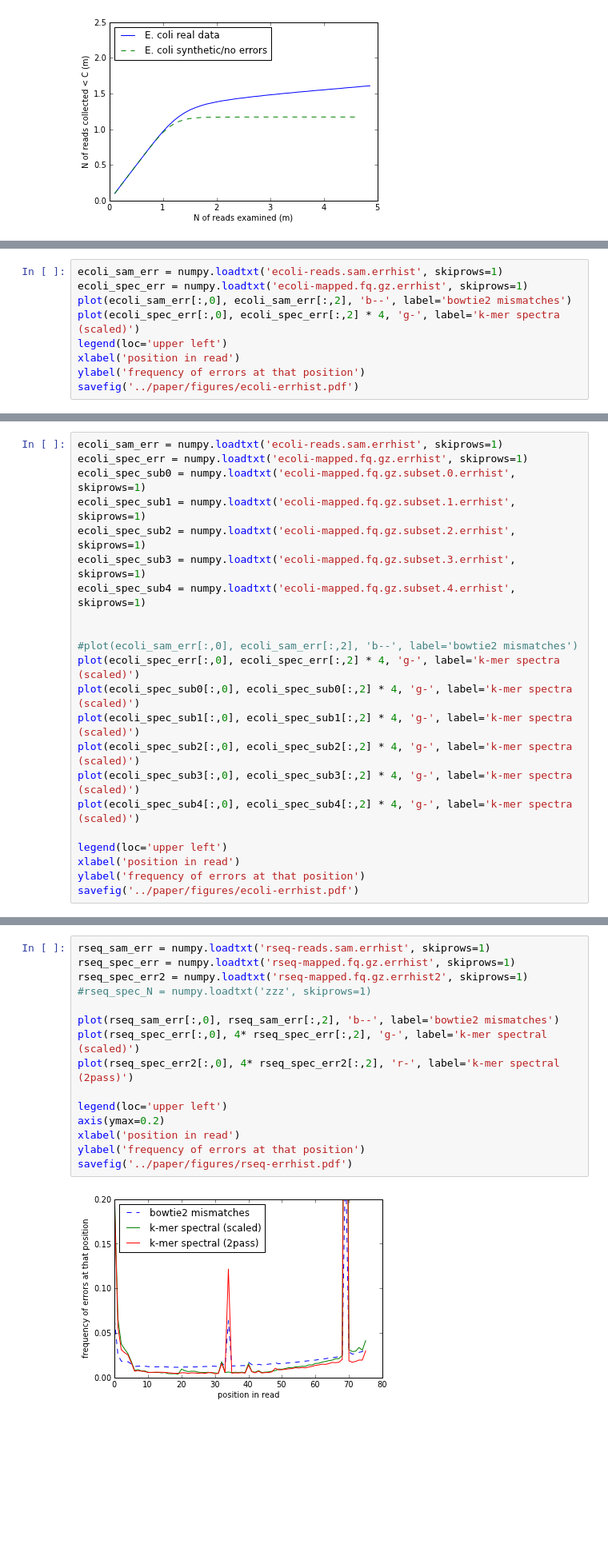
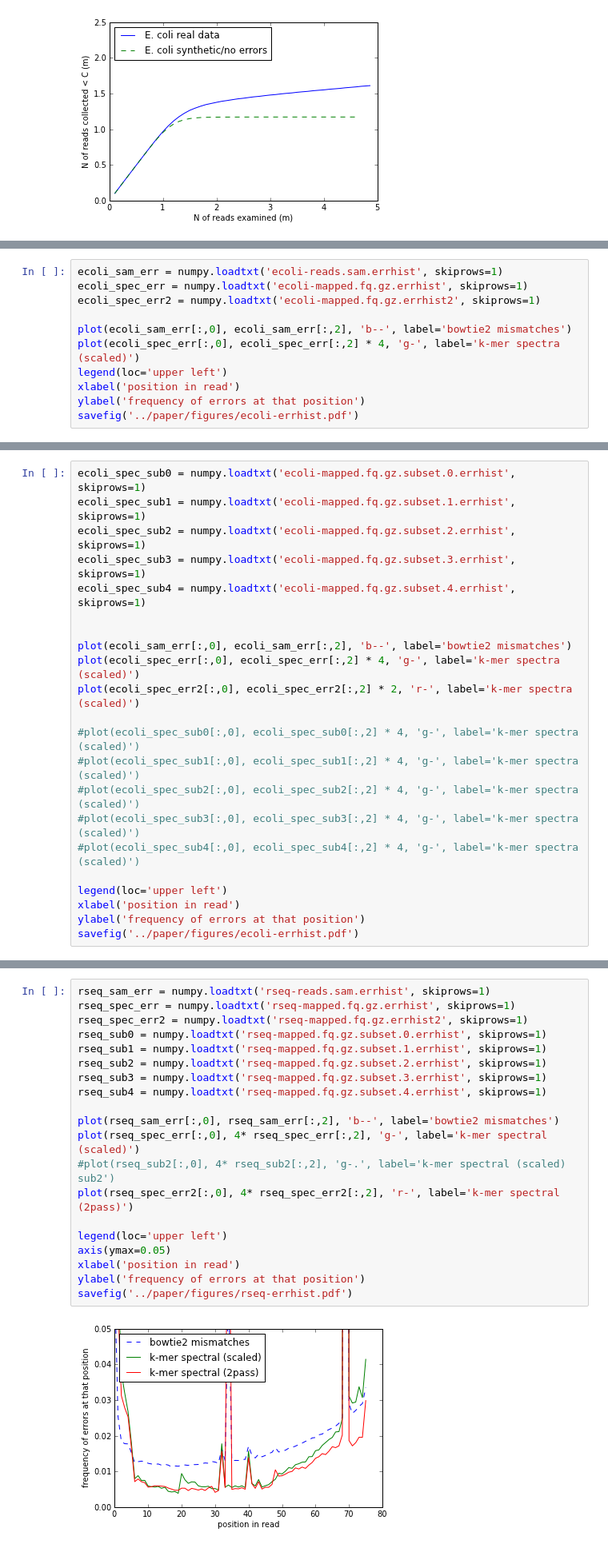
Before and after one commit to ctb/2014-streaming, a Jupyter notebook: pipeline/figures.ipynb, the cells around one changed output, grey strips where cells are left out. Shown at 80% size. Cells and saved outputs as stored; diff of their text form; blank space fills up the shorter version.

```diff
--- a/pipeline/figures.ipynb
+++ b/pipeline/figures.ipynb
@@ -46,6 +51,8 @@ rseq-mapped.fq.gz.errhist             simple-genome-reads-even.sam.errhist
 # %%
 ecoli_sam_err = numpy.loadtxt('ecoli-reads.sam.errhist', skiprows=1)
 ecoli_spec_err = numpy.loadtxt('ecoli-mapped.fq.gz.errhist', skiprows=1)
+ecoli_spec_err2 = numpy.loadtxt('ecoli-mapped.fq.gz.errhist2', skiprows=1)
+
 plot(ecoli_sam_err[:,0], ecoli_sam_err[:,2], 'b--', label='bowtie2 mismatches')
 plot(ecoli_spec_err[:,0], ecoli_spec_err[:,2] * 4, 'g-', label='k-mer spectra (scaled)')
 legend(loc='upper left')
@@ -57,6 +64,4 @@ savefig('../paper/figures/ecoli-errhist.pdf')
 # %%
-ecoli_sam_err = numpy.loadtxt('ecoli-reads.sam.errhist', skiprows=1)
-ecoli_spec_err = numpy.loadtxt('ecoli-mapped.fq.gz.errhist', skiprows=1)
 ecoli_spec_sub0 = numpy.loadtxt('ecoli-mapped.fq.gz.subset.0.errhist', skiprows=1)
 ecoli_spec_sub1 = numpy.loadtxt('ecoli-mapped.fq.gz.subset.1.errhist', skiprows=1)
 ecoli_spec_sub2 = numpy.loadtxt('ecoli-mapped.fq.gz.subset.2.errhist', skiprows=1)
@@ -64,13 +69,15 @@ ecoli_spec_sub3 = numpy.loadtxt('ecoli-mapped.fq.gz.subset.3.errhist', skiprows=
 ecoli_spec_sub4 = numpy.loadtxt('ecoli-mapped.fq.gz.subset.4.errhist', skiprows=1)
 
 
-#plot(ecoli_sam_err[:,0], ecoli_sam_err[:,2], 'b--', label='bowtie2 mismatches')
+plot(ecoli_sam_err[:,0], ecoli_sam_err[:,2], 'b--', label='bowtie2 mismatches')
 plot(ecoli_spec_err[:,0], ecoli_spec_err[:,2] * 4, 'g-', label='k-mer spectra (scaled)')
-plot(ecoli_spec_sub0[:,0], ecoli_spec_sub0[:,2] * 4, 'g-', label='k-mer spectra (scaled)')
-plot(ecoli_spec_sub1[:,0], ecoli_spec_sub1[:,2] * 4, 'g-', label='k-mer spectra (scaled)')
-plot(ecoli_spec_sub2[:,0], ecoli_spec_sub2[:,2] * 4, 'g-', label='k-mer spectra (scaled)')
-plot(ecoli_spec_sub3[:,0], ecoli_spec_sub3[:,2] * 4, 'g-', label='k-mer spectra (scaled)')
-plot(ecoli_spec_sub4[:,0], ecoli_spec_sub4[:,2] * 4, 'g-', label='k-mer spectra (scaled)')
+plot(ecoli_spec_err2[:,0], ecoli_spec_err2[:,2] * 2, 'r-', label='k-mer spectra (scaled)')
+
+#plot(ecoli_spec_sub0[:,0], ecoli_spec_sub0[:,2] * 4, 'g-', label='k-mer spectra (scaled)')
+#plot(ecoli_spec_sub1[:,0], ecoli_spec_sub1[:,2] * 4, 'g-', label='k-mer spectra (scaled)')
+#plot(ecoli_spec_sub2[:,0], ecoli_spec_sub2[:,2] * 4, 'g-', label='k-mer spectra (scaled)')
+#plot(ecoli_spec_sub3[:,0], ecoli_spec_sub3[:,2] * 4, 'g-', label='k-mer spectra (scaled)')
+#plot(ecoli_spec_sub4[:,0], ecoli_spec_sub4[:,2] * 4, 'g-', label='k-mer spectra (scaled)')
 
 legend(loc='upper left')
 xlabel('position in read')
@@ -106,17 +127,22 @@ print calc_pearson(ecoli_spec_err, ecoli_spec_sub4)
 # %%
 rseq_sam_err = numpy.loadtxt('rseq-reads.sam.errhist', skiprows=1)
 rseq_spec_err = numpy.loadtxt('rseq-mapped.fq.gz.errhist', skiprows=1)
 rseq_spec_err2 = numpy.loadtxt('rseq-mapped.fq.gz.errhist2', skiprows=1)
-#rseq_spec_N = numpy.loadtxt('zzz', skiprows=1)
+rseq_sub0 = numpy.loadtxt('rseq-mapped.fq.gz.subset.0.errhist', skiprows=1)
+rseq_sub1 = numpy.loadtxt('rseq-mapped.fq.gz.subset.1.errhist', skiprows=1)
+rseq_sub2 = numpy.loadtxt('rseq-mapped.fq.gz.subset.2.errhist', skiprows=1)
+rseq_sub3 = numpy.loadtxt('rseq-mapped.fq.gz.subset.3.errhist', skiprows=1)
+rseq_sub4 = numpy.loadtxt('rseq-mapped.fq.gz.subset.4.errhist', skiprows=1)
 
 plot(rseq_sam_err[:,0], rseq_sam_err[:,2], 'b--', label='bowtie2 mismatches')
 plot(rseq_spec_err[:,0], 4* rseq_spec_err[:,2], 'g-', label='k-mer spectral (scaled)')
+#plot(rseq_sub2[:,0], 4* rseq_sub2[:,2], 'g-.', label='k-mer spectral (scaled) sub2')
 plot(rseq_spec_err2[:,0], 4* rseq_spec_err2[:,2], 'r-', label='k-mer spectral (2pass)')
 
 legend(loc='upper left')
-axis(ymax=0.2)
+axis(ymax=0.05)
 xlabel('position in read')
 ylabel('frequency of errors at that position')
 savefig('../paper/figures/rseq-errhist.pdf')
 # %% [output]
-[figure, old version]
+[figure, new version]
```
Also changed, not shown: parts of 6 cells of this notebook, 9 other files.
